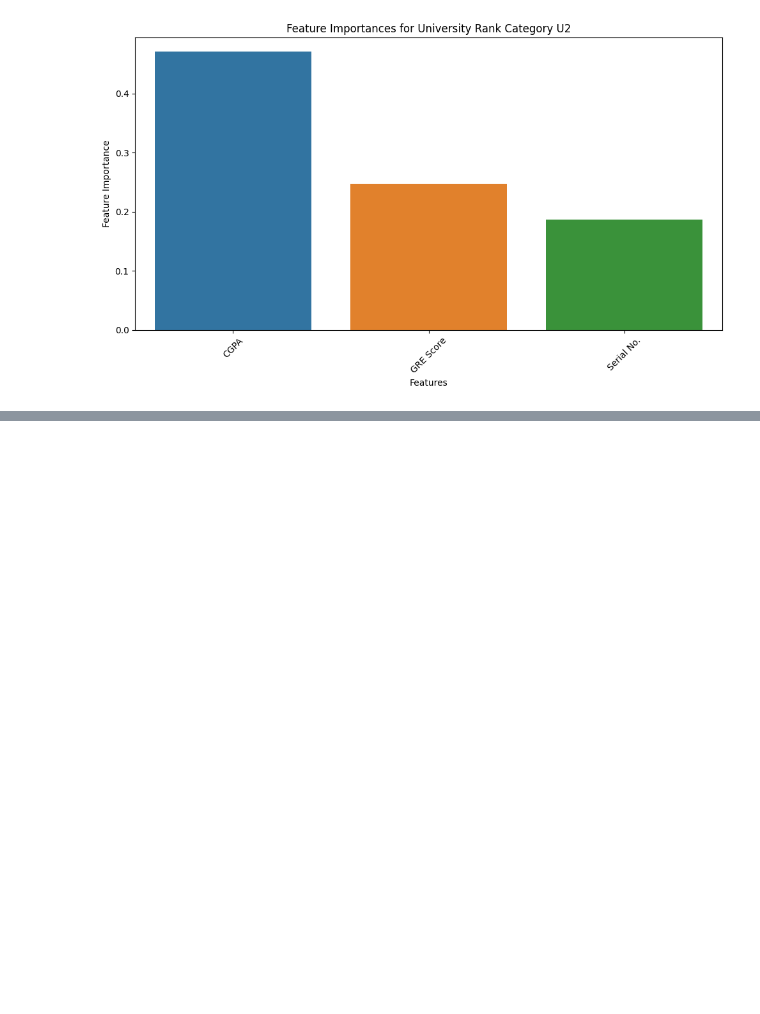
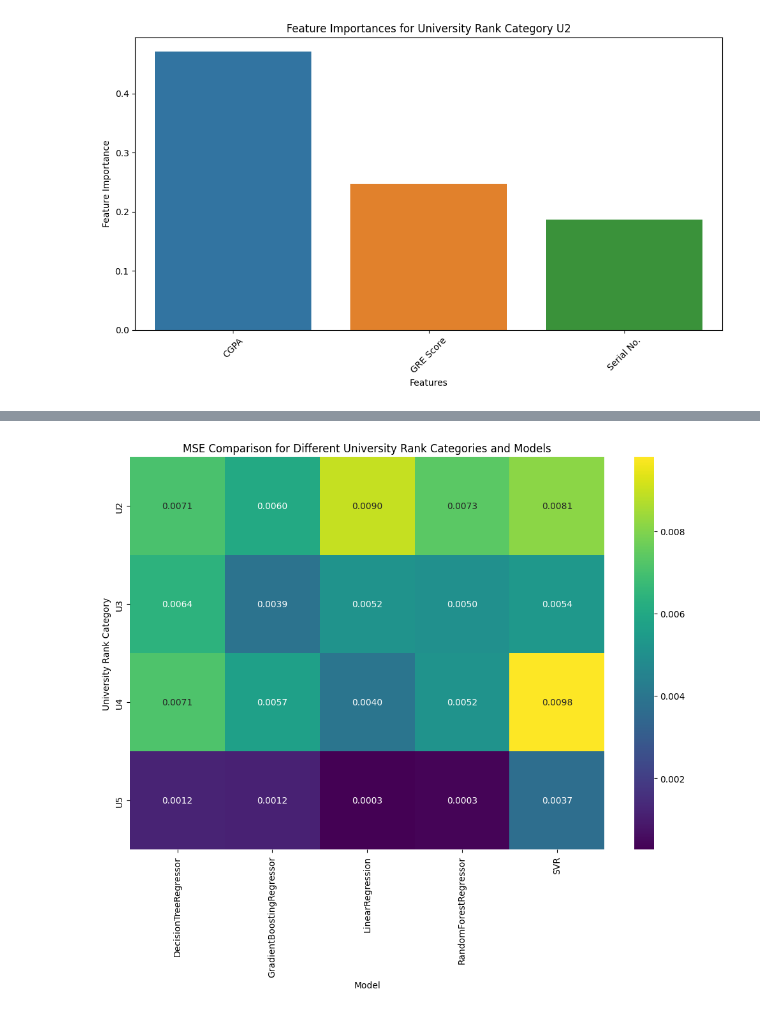
Before and after one commit to aritradey-CS/Admission-Prediction, a Jupyter notebook: _Test_Module_Oct23.ipynb, the cells around one changed output, grey strips where cells are left out. Cells and saved outputs as stored; diff of their text form; code cells hidden in the pictures; blank space fills up the shorter version.

```diff
--- a/_Test_Module_Oct23.ipynb
+++ b/_Test_Module_Oct23.ipynb
@@ -891,0 +1127,78 @@ Index(['CGPA', 'GRE Score', 'Serial No.'], dtype='object')
+# %%
+import pandas as pd
+import seaborn as sns
+import matplotlib.pyplot as plt
+from sklearn.model_selection import train_test_split
+from sklearn.ensemble import RandomForestRegressor, GradientBoostingRegressor
+from sklearn.linear_model import LinearRegression
+from sklearn.svm import SVR
+from sklearn.tree import DecisionTreeRegressor
+from sklearn.metrics import mean_squared_error
+import numpy as np
+
+# Load and preprocess your dataset
+df = pd.read_csv('Admission_Predict.csv')
+# ... Preprocessing steps ...
+# Assuming 'University Rating' is a categorical feature
+df['University Rank Category'] = 'U' + df['University Rating'].astype(str)
+
+# Define the categorical columns you want to one-hot encode
+categorical_columns = ['University Rank Category']  # Add more columns if needed
+
+# Perform one-hot encoding on categorical columns
+df_encoded = pd.get_dummies(df, columns=categorical_columns, drop_first=True)
+
+# List of University Rank Categories
+categories = ['U5', 'U4', 'U3', 'U2', 'U1']
+
+# List of regression models
+models = [LinearRegression(), RandomForestRegressor(), GradientBoostingRegressor(), SVR(), DecisionTreeRegressor()]
+
+# Initialize an empty DataFrame to store MSE values
+mse_data = []
+
+# Iterate through categories, models, and top features
+for category in categories:
+    selected_category = category
+
+    print(f"University Rank Category: {selected_category}")
+
+    # Filter data for the selected category
+    if 'University Rank Category_' + selected_category in df_encoded:
+        category_data = df_encoded[df_encoded['University Rank Category_' + selected_category] == 1]
+
+        # Prepare datasets for the selected category
+        X_category = category_data.drop('Chance of Admit ', axis=1)
+        y_category = category_data['Chance of Admit ']
+        X_train_category, X_test_category, y_train_category, y_test_category = train_test_split(X_category, y_category, test_size=0.2, random_state=42)
+
+        # Train and evaluate different models
+        for model in models:
+            model_name = model.__class__.__name__
+
+            # Train the model
+            model.fit(X_train_category, y_train_category)
+
+            # Make predictions
+            y_pred = model.predict(X_test_category)
+
+            # Calculate MSE
+            mse = mean_squared_error(y_test_category, y_pred)
+
+            # Store data in the DataFrame
+            mse_data.append({'Category': selected_category, 'Model': model_name, 'MSE': mse})
+
+# Create a DataFrame from the collected data
+mse_df = pd.DataFrame(mse_data)
+
+# Create a pivot table for visualization
+pivot_table = mse_df.pivot_table(values='MSE', index='Category', columns='Model')
+
+# Create a heatmap for visualization
+plt.figure(figsize=(12, 8))
+sns.heatmap(pivot_table, annot=True, cmap='viridis', fmt=".4f")
+plt.title('MSE Comparison for Different University Rank Categories and Models')
+plt.xlabel('Model')
+plt.ylabel('University Rank Category')
+plt.show()
+# %% [output]
@@ -891,0 +1210 @@ Index(['CGPA', 'GRE Score', 'Serial No.'], dtype='object')
+[figure, added]
```
Also changed, not shown: parts of 5 cells of this notebook.
